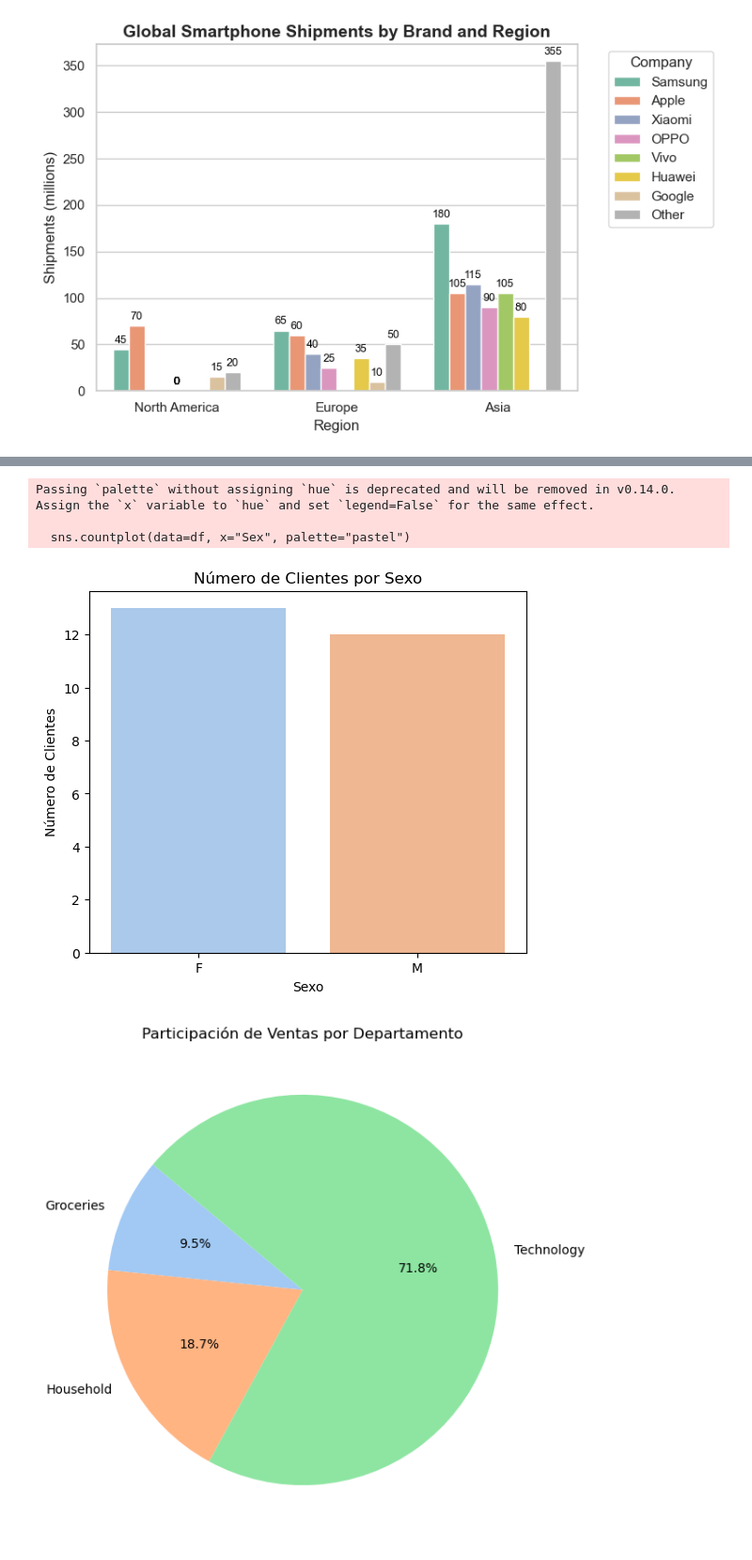
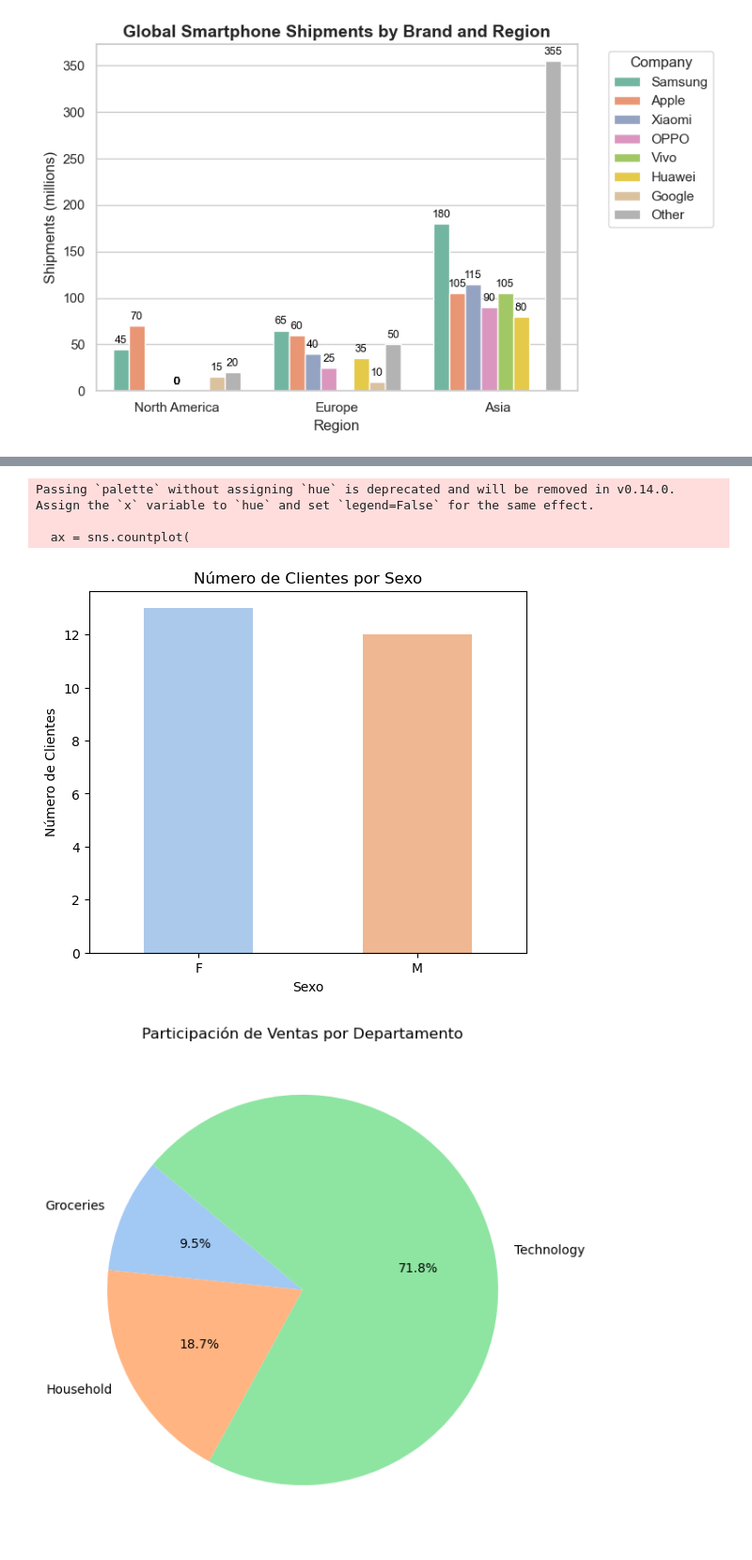
Before and after one commit to Martin0506/Taller3_BigData, a Jupyter notebook: Taller3.ipynb, the cells around one changed output, grey strips where cells are left out. Shown at 94% size. Saved outputs shown, nothing was run; the diff lists cells and outputs as text; code cells hidden in the pictures.

```diff
--- a/Taller3.ipynb
+++ b/Taller3.ipynb
@@ -71,34 +71,40 @@ sns.scatterplot(data=df, x="Age", y="Total_Spent_EUR", hue="Sex", palette="Set1"
 plt.title("Edad vs Gasto Total (€)")
 plt.xlabel("Edad")
 plt.ylabel("Total Spent (€)")
 
 plt.tight_layout()
 plt.show()
 
 
 # 2. Número de clientes por sexo
 
 plt.figure(figsize=(6,5))
-sns.countplot(data=df, x="Sex", palette="pastel")
+ax = sns.countplot(
+    data=df,
+    x="Sex",
+    palette="pastel",
+    width=0.5
+)
+
 plt.title("Número de Clientes por Sexo")
 plt.xlabel("Sexo")
 plt.ylabel("Número de Clientes")
 plt.show()
 
 
 
 # 3. Total de ventas por departamento
 
 dept_sales = df.groupby("Department")["Total_Spent_EUR"].sum()
 
 plt.figure(figsize=(7,7))
 plt.pie(dept_sales, labels=dept_sales.index, autopct="%1.1f%%", startangle=140, colors=sns.color_palette("pastel"))
 plt.title("Participación de Ventas por Departamento")
 plt.show()
 # %% [output]
 [figure]
 Passing `palette` without assigning `hue` is deprecated and will be removed in v0.14.0. Assign the `x` variable to `hue` and set `legend=False` for the same effect.
 
-  sns.countplot(data=df, x="Sex", palette="pastel")
+  ax = sns.countplot(
-[figure, old version]
+[figure, new version]
 [figure]
```
